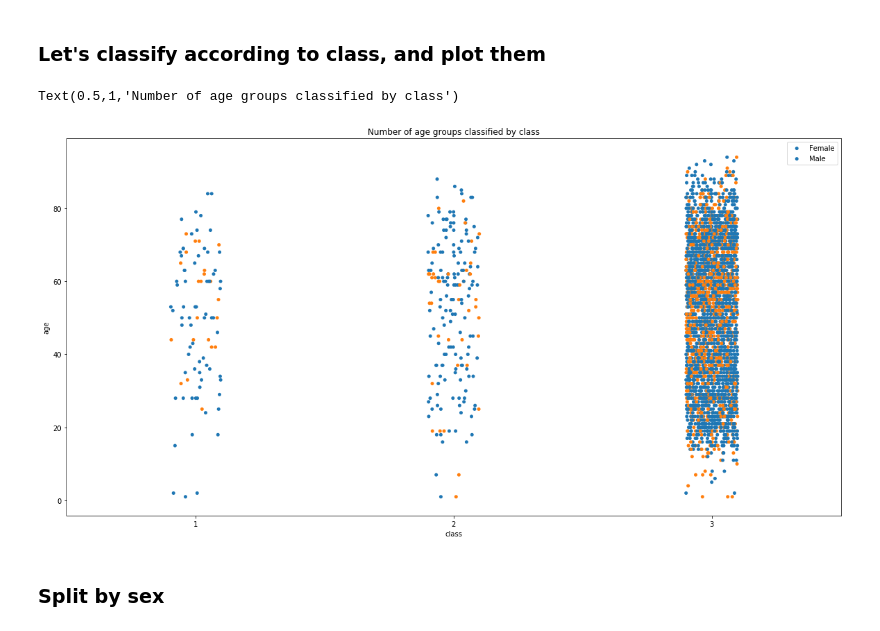
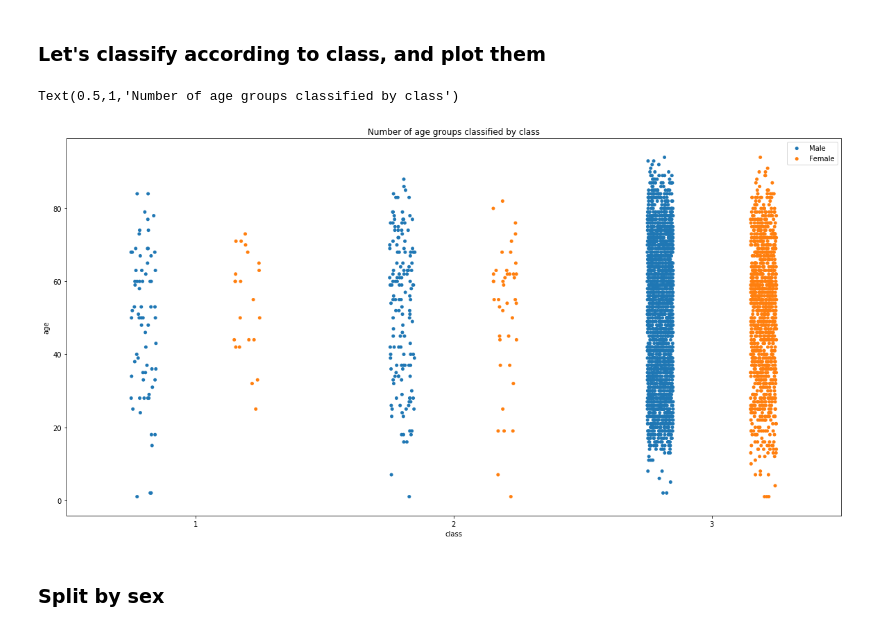
Before and after one commit to rahul7a/thyroid-classification, a Jupyter notebook: StoryTelling/Story_telling_ANN.ipynb, the cells around one changed output. Drawn from its saved outputs; the diff is of its cells as text; code cells hidden in the pictures.

```diff
--- a/StoryTelling/Story_telling_ANN.ipynb
+++ b/StoryTelling/Story_telling_ANN.ipynb
@@ -57,11 +57,11 @@ plt.show()
 ### Let's classify according to class, and plot them
 # %%
 plt.figure(figsize=(20,10))
-sns.stripplot(x='class', y='age', data=train_df, jitter=True, hue='sex').legend(('Female','Male'))
+sns.stripplot(x='class', y='age', data=train_df, jitter=True, dodge=True, hue='sex').legend(('Male','Female'))
 plt.title('Number of age groups classified by class')
 # %% [output]
 Text(0.5,1,'Number of age groups classified by class')
-[figure, old version]
+[figure, new version]
 # %% [markdown]
 ### Split by sex
 # %%
```
Also changed, not shown: parts of 2 cells of this notebook, 4 other files.
